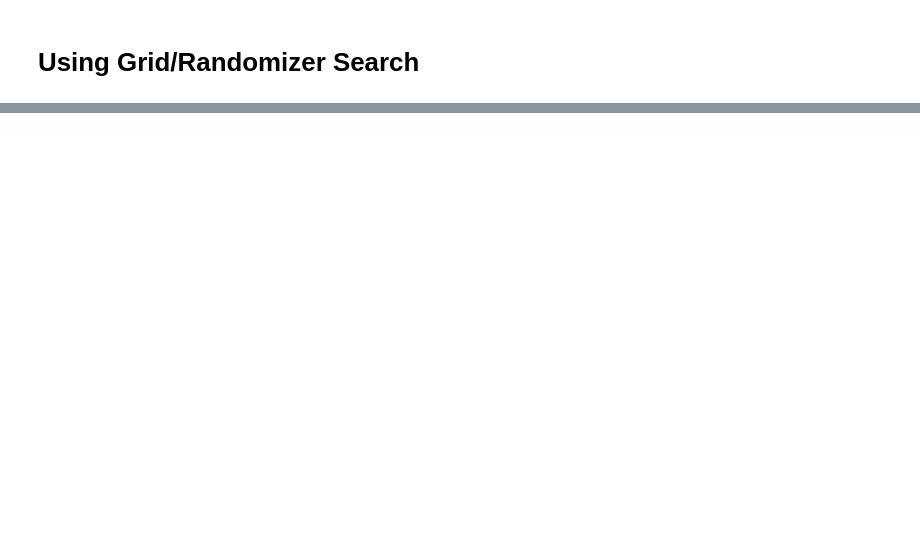
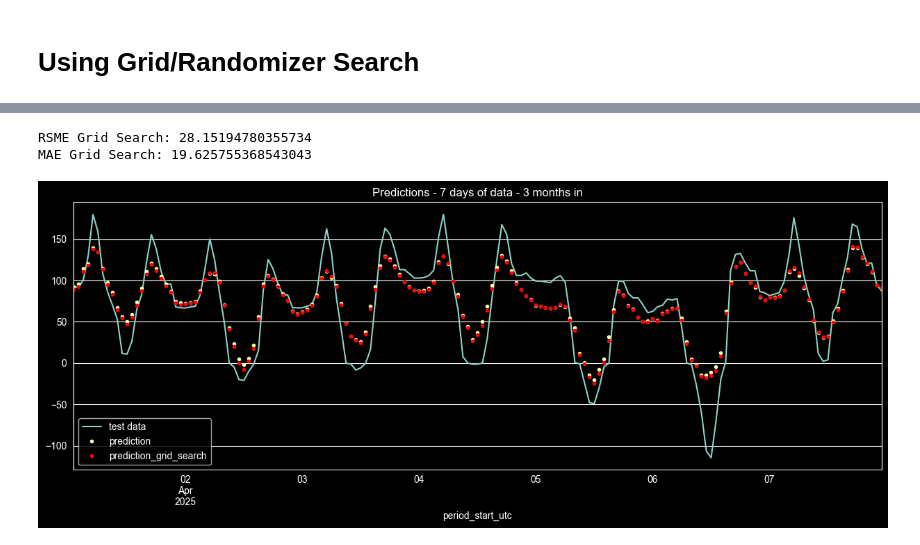
Before and after one commit to SSBO-ai/ai-for-energy, a Jupyter notebook: notebook/05_models/05_model_XGBoost.ipynb, the cells around one changed output, grey strips where cells are left out. Saved outputs shown, nothing was run; the diff lists cells and outputs as text; code cells hidden in the pictures; blank space fills up the shorter version.

Commit message:
add grid search

```diff
--- a/notebook/05_models/05_model_XGBoost.ipynb
+++ b/notebook/05_models/05_model_XGBoost.ipynb
@@ -192,3 +374,20 @@ NameError: name 'train' is not defined
 # %%
-y_pred = best_grid_search_model(test[FEATURES])
-rmse_grid_search = root_mean_squared_error(test[TARGET], y_pred)
+y_pred_grid_search = best_grid_search_model.predict(test[FEATURES])
+rmse_grid_search = root_mean_squared_error(test[TARGET], y_pred_grid_search)
+print(f'RSME Grid Search: {rmse_grid_search}')
+mae_grid_search = mean_absolute_error(test[TARGET], y_pred_grid_search)
+print(f'MAE Grid Search: {mae_grid_search}')
+# %% [output]
+RSME Grid Search: 28.15194780355734
+MAE Grid Search: 19.625755368543043
+# %%
+test['prediction_grid_search'] = y_pred_grid_search
+df_years = df_years.merge(test[['prediction_grid_search']],  how = 'left', left_index=True, right_index=True) # merge on index columns
+# %%
+ax = df_years.loc[(first_day_four_months_in < df_years.index) & (df_years.index < last_day_four_months_in)]['price'].plot(figsize=(15, 5), title='Predictions - 7 days of data - 3 months in')
+df_years.loc[(first_day_four_months_in < df_years.index) & (df_years.index < last_day_four_months_in)]['prediction'].plot(ax=ax, style='.')
+df_years.loc[(first_day_four_months_in < df_years.index) & (df_years.index < last_day_four_months_in)]['prediction_grid_search'].plot(ax=ax, style='.', color='red')
+plt.legend(['test data', 'prediction', 'prediction_grid_search'])
+plt.show()
+# %% [output]
+[figure, added]
```
Also changed, not shown: parts of 26 cells of this notebook, 2 other files.
